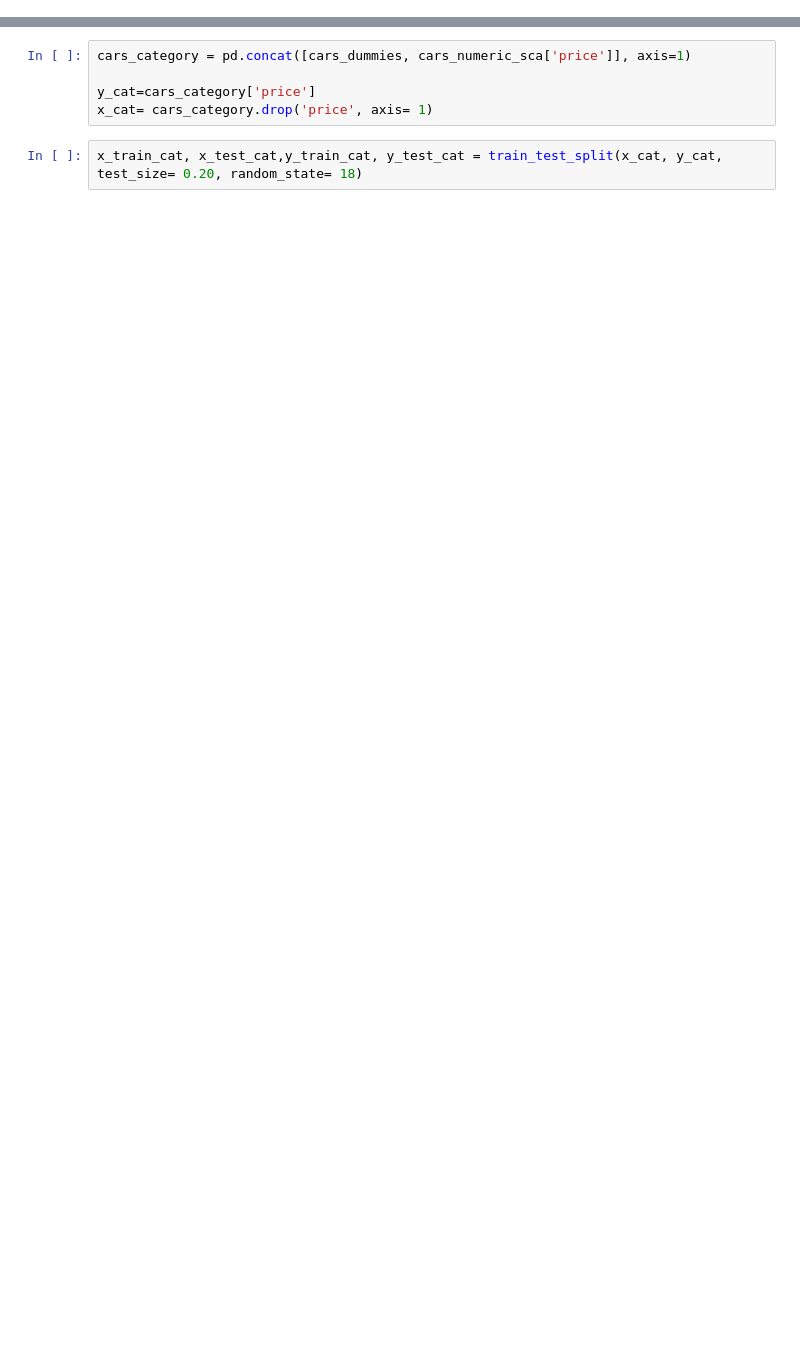
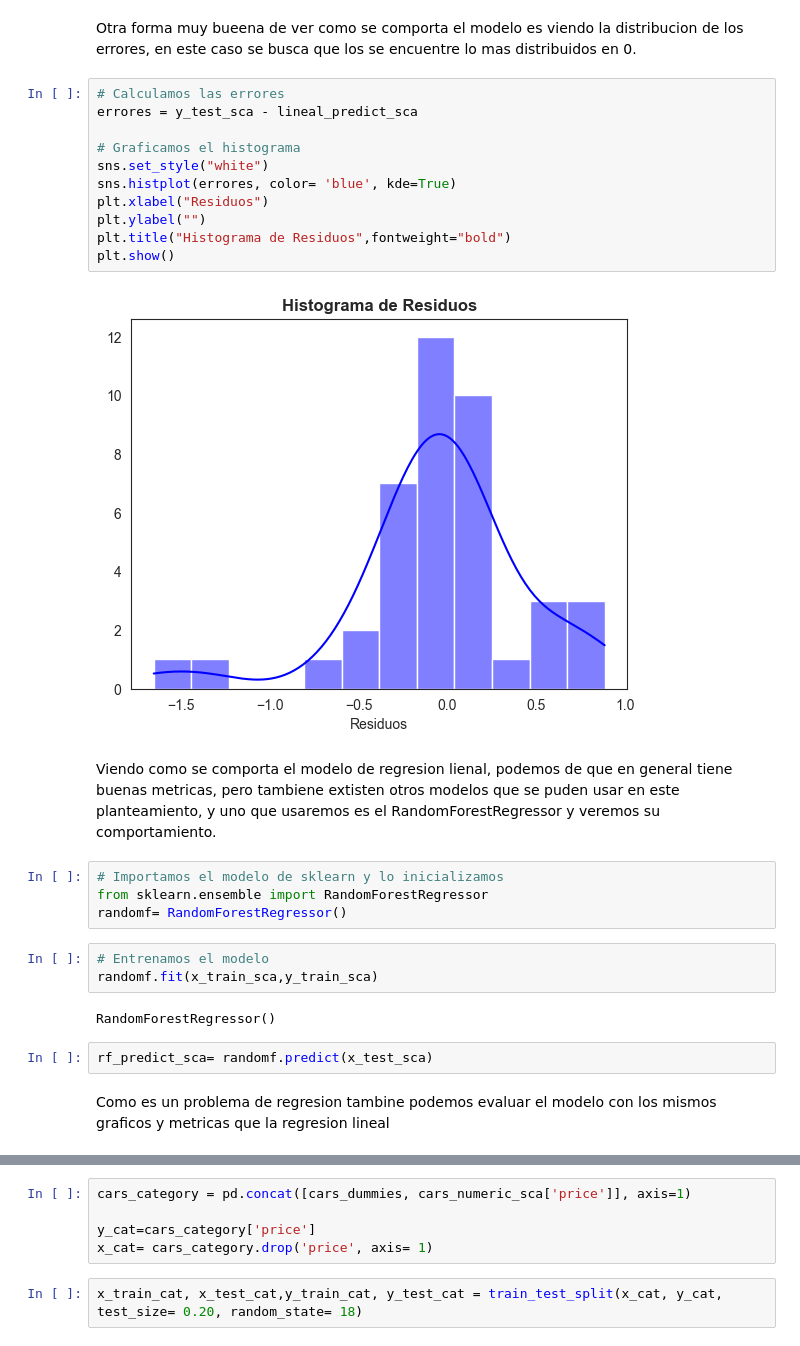
Before and after one commit to JuankTS/Modelo_precios_auto, a Jupyter notebook: PropuestaPI_R.ipynb, the cells around one changed output, grey strips where cells are left out. Saved outputs shown, nothing was run; the diff lists cells and outputs as text; blank space fills up the shorter version.

```diff
--- a/PropuestaPI_R.ipynb
+++ b/PropuestaPI_R.ipynb
@@ -313,0 +245,30 @@ highwaympg: 0.055
+# %% [markdown]
+Otra forma muy bueena de ver como se comporta el modelo es viendo la distribucion de los errores, en este caso se busca que los se encuentre lo mas distribuidos en 0.
+# %%
+# Calculamos las errores
+errores = y_test_sca - lineal_predict_sca
+
+# Graficamos el histograma
+sns.set_style("white")
+sns.histplot(errores, color= 'blue', kde=True)
+plt.xlabel("Residuos")
+plt.ylabel("")
+plt.title("Histograma de Residuos",fontweight="bold")
+plt.show()
+# %% [output]
+[figure, added]
+# %% [markdown]
+Viendo como se comporta el modelo de regresion lienal, podemos de que en general tiene buenas metricas, pero tambiene extisten otros modelos que se puden usar en este planteamiento, y uno que usaremos es el RandomForestRegressor y veremos su comportamiento.
+# %%
+# Importamos el modelo de sklearn y lo inicializamos
+from sklearn.ensemble import RandomForestRegressor
+randomf= RandomForestRegressor()
+# %%
+# Entrenamos el modelo
+randomf.fit(x_train_sca,y_train_sca)
+# %% [output]
+RandomForestRegressor()
+# %%
+rf_predict_sca= randomf.predict(x_test_sca)
+# %% [markdown]
+Como es un problema de regresion tambine podemos evaluar el modelo con los mismos graficos y metricas que la regresion lineal
```
Also changed, not shown: parts of 93 cells of this notebook, 1 other file.
